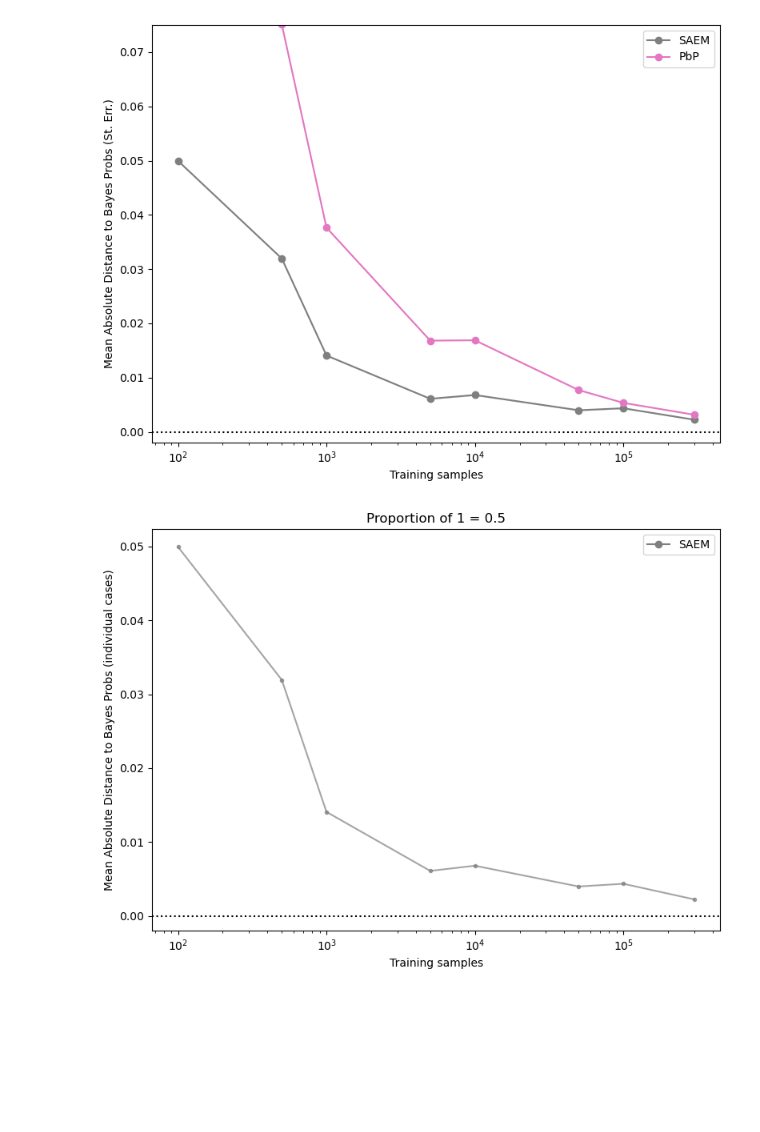
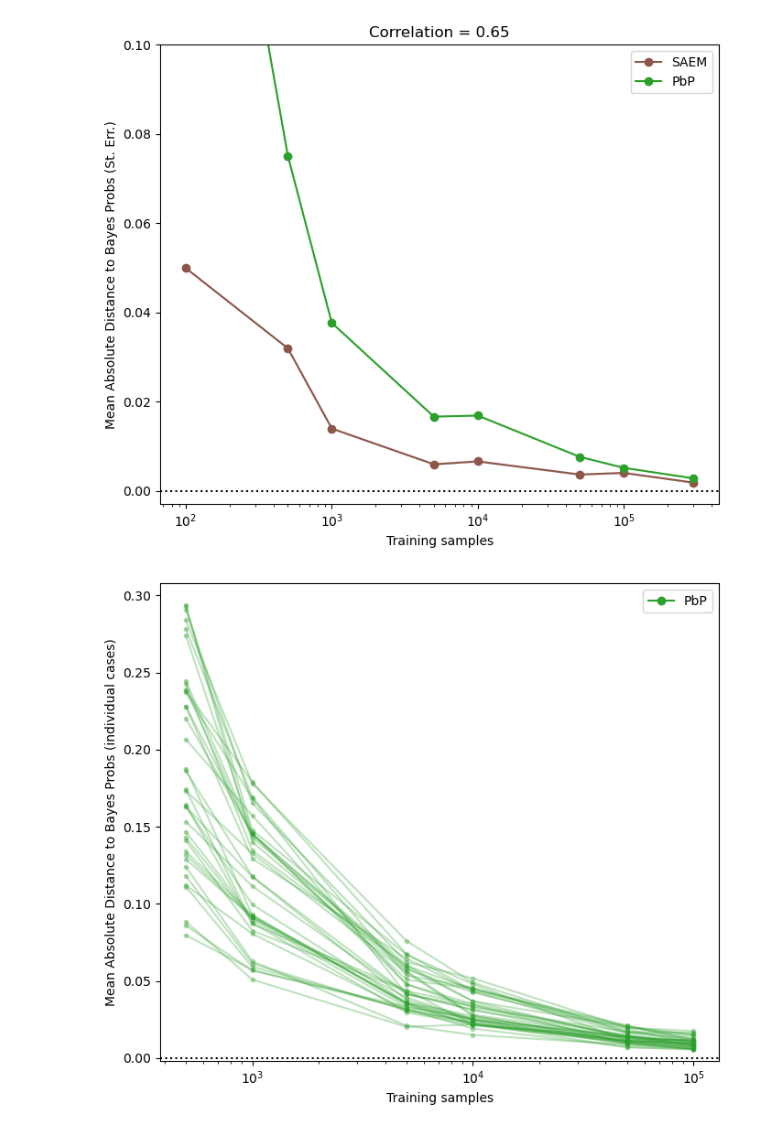
Before and after one commit to ChristopheMuller/logistic_with_NAs, a Jupyter notebook: 7_plot_pred_scores.ipynb, the cells around one changed output. Drawn from its saved outputs; the diff is of its cells as text; code cells hidden in the pictures; blank space fills up the shorter version.

```diff
--- a/7_plot_pred_scores.ipynb
+++ b/7_plot_pred_scores.ipynb
@@ -14,4 +1,16 @@ simulation_set_up = pd.read_csv(os.path.join("data", exp, "simulation_set_up.csv
 # %%
+import numpy as np
+import matplotlib.pyplot as plt
+import pandas as pd
+import os
+from tqdm.auto import tqdm
+from utils import *
+from setups import uncertainties, methods_config, metrics_config, variable_config, methods_no_pred_estimate, uncertainties_config, metrics_set_up
+
+
+exp = "ExpC"
+
+simulation_set_up = pd.read_csv(os.path.join("data", exp, "simulation_set_up.csv"))
 
 def plot_one_subplot_pred(
         ax,
@@ -153,43 +152,48 @@ def plot_pred_scores_subplots(
         ax.axhline(0, color="black", linestyle=":")
 
 
     plt.tight_layout()
     if save is not None:
         plt.savefig(save)
 
     plt.show()
 
 
 
-remove_methods=["05.IMP.M", "ICE.IMP", "ICE.IMP.M", "ICEY.IMP.M", "ICEY.IMP", "MICE.Y.IMP", "MICE.Y.M.IMP", "MICE.M.IMP", "MICE.5.IMP", "MICE.10.Y.IMP"]
-select_methods=None
+remove_methods=["MICE.IMP", "MICE.M.IMP",  "MICE.M.IMP", "05.IMP.M", "MICE.Y.M.IMP"]
 # remove_methods = None
-# select_methods= ["MICE.IMP", "MICE.M.IMP", "MICE.Y.IMP", "MICE.Y.M.IMP", "MICE.5.IMP"]
+# select_methods = None
+select_methods= ["05.IMP", "05.IMP.M", "Mean.IMP", "Mean.IMP.M", "PbP", "CC", "MICE.IMP", "MICE.M.IMP", "MICE.Y.IMP", "MICE.Y.M.IMP", "MICE.10.Y.IMP", "MICE.100.Y.IMP", "SAEM"]
+# select_methods= ["MICE.IMP", "MICE.M.IMP",  "MICE.M.IMP", "MICE.Y.M.IMP", "MICE.Y.IMP", "MICE.10.Y.IMP", "MICE.100.Y.IMP"]
+
 
 metric = "mae_score_bayes"
 
 plot_pred_scores_subplots(
 
     simulation_set_up,
     metric = metric,
-    variable="d",
-    diff_bayes=False,
+    variable="corr",
+    diff_bayes=True,
     pattern = None,
 
-    max_y = 0.075,
-    min_y = -0.002,
+    max_y = 0.10,
+    min_y = -0.003,
+
+    log_y=False,
+    log_x=True,
 
     remove_methods=remove_methods,
     select_methods=select_methods,
 
     size_height = 6,
-    size_width = 8,
+    size_width = 7,
 
-    # save="data/ExpA/figures/classification_ALL.pdf"
+    # save="data/ExpA/figures/mae_bayes_ALL.pdf"
 
 )
 # %% [output]
-[figure, old version]
+[figure, new version]
 # %%
 def plot_one_subplot_pred_individual(
         ax,
@@ -334,30 +338,30 @@ def plot_pred_scores_subplots_individual(
     plt.show()
 
 
-# Usage example:
-remove_methods=["05.IMP.M", "ICE.IMP", "ICE.IMP.M", "ICEY.IMP.M", "ICEY.IMP", "MICE.Y.IMP", "MICE.Y.M.IMP", "MICE.M.IMP"]
-select_methods=None
+remove_methods=["MICE.IMP", "MICE.M.IMP",  "MICE.M.IMP", "05.IMP.M", "MICE.Y.M.IMP"]
 # remove_methods = None
-# select_methods= ["MICE.IMP", "MICE.M.IMP", "MICE.Y.IMP", "MICE.Y.M.IMP", "MICE.5.IMP"]
+# select_methods = None
+select_methods= ["05.IMP", "05.IMP.M", "Mean.IMP", "Mean.IMP.M", "PbP", "CC", "MICE.IMP", "MICE.M.IMP", "MICE.Y.IMP", "MICE.Y.M.IMP", "MICE.10.Y.IMP", "MICE.100.Y.IMP", "SAEM"]
 
 metric = "mae_score_bayes"
+
 
 plot_pred_scores_subplots_individual(
     simulation_set_up,
     metric=metric,
-    variable="prop1",
+    variable="d",
     diff_bayes=False,
-    pattern=None,
+    pattern=1,
     max_y=None,
     min_y=-0.002,
     remove_methods=remove_methods,
-    select_methods=["SAEM"],
+    select_methods=["PbP"],
     size_height=6,
-    size_width=8,
+    size_width=7,
     # save="data/ExpA/figures/classification_individual_cases.pdf"
 )
 # %% [output]
-[figure, old version]
+[figure, new version]
 # %%
 
 def plot_pred_scores_patterns(
```
Also changed, not shown: parts of 3 cells of this notebook, 18 other files.
